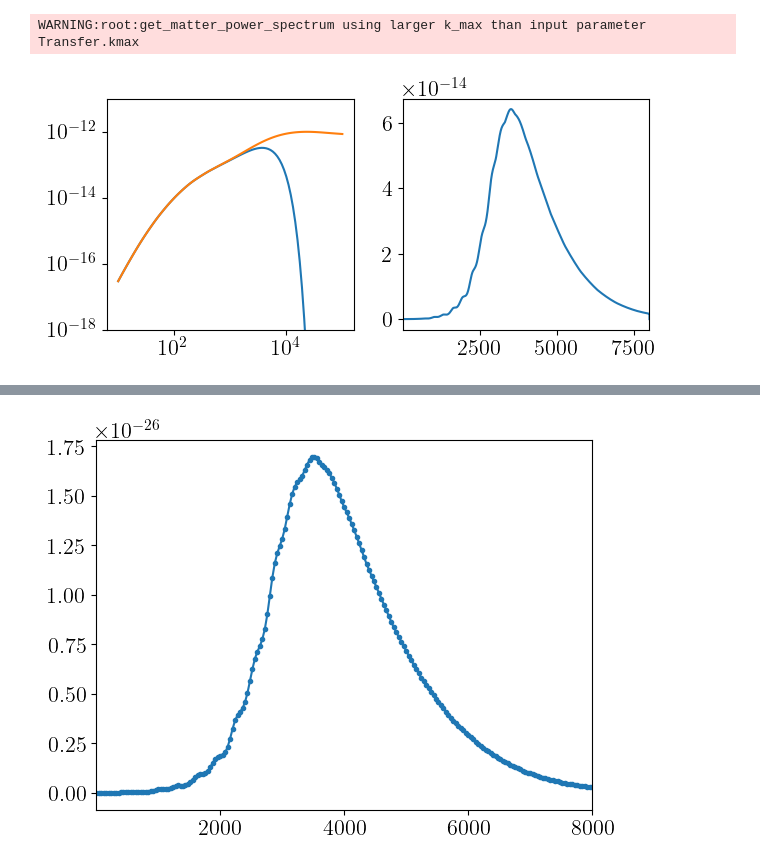
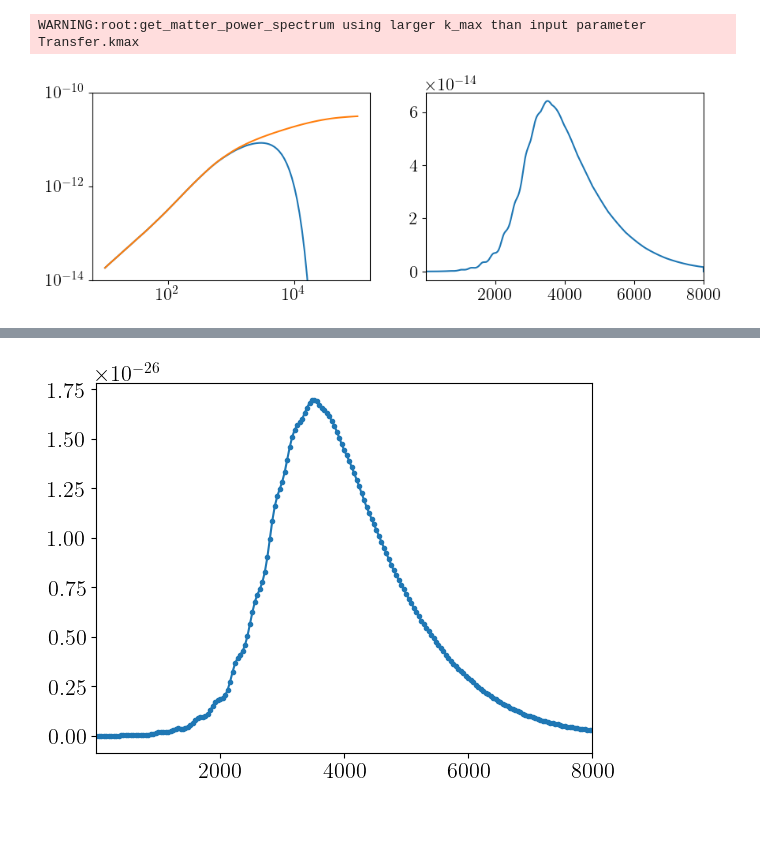
Before and after one commit to Einste11N/SquareField_CrossCorrelation, a Jupyter notebook: Evaluation.ipynb, the cells around one changed output, grey strips where cells are left out. Drawn from its saved outputs; the diff is of its cells as text; code cells hidden in the pictures; blank space fills up the shorter version.

```diff
--- a/Evaluation.ipynb
+++ b/Evaluation.ipynb
@@ -186,32 +190,32 @@ np.save('Data/Cl_kSZ_nobeam.npy', Cl_kSZ_nobeam)
 # %%
+#############################################
+# Run the filter generation in next section before the code below
+
+Cl_kSZ = tc.tensor(np.load('Data/kSZ_effect/Cl_kSZ.npy'))
+Cl_kSZ_nobeam = Cl_kSZ / kSZ_obj.Beam_kSZ(l_list)**2
+
 l_list = tc.tensor(np.geomspace(10, 1e5, 101))
-
 ls_and_Fl = np.load('Data/Fl_and_l_kSZ.npy')
 ls = ls_and_Fl[0]
 Fl = ls_and_Fl[1]
-
 def get_filter(l):
     return np.interp(l, ls, Fl)
+
+Cl_kSZ_filtered = np.hstack([[0., 0.], np.load('Data/kSZ_effect/Cl_kSZ_filtered.npy'), [0., 0.]])
-# %%
-Cl_kSZ = tc.tensor(np.load('testdata/Cl_kSZ_0.3-1.0.npy'))
-Cl_kSZ_nobeam = Cl_kSZ / kSZ_obj.Beam_kSZ(l_list)**2
-
-Cl_kSZ_filtered = np.hstack([[0., 0.], np.load('Data/Cl_kSZ_filtered.npy'), [0., 0.]])
 # %%
-fig = plt.figure(figsize=(7,3))
+fig = plt.figure(figsize=(10,3.09))
 
 plt.subplot(1,2,1)
-plt.plot(l_list, l_list * (l_list + 1) * Cl_kSZ)
-plt.plot(l_list, l_list * (l_list + 1) * Cl_kSZ_nobeam)
-# plt.xlim([10,1e4])
-plt.ylim([1e-18,1e-11])
+plt.plot(l_list, l_list * (l_list + 1) * Cl_kSZ * (2.7)**2)
+plt.plot(l_list, l_list * (l_list + 1) * Cl_kSZ_nobeam * (2.7)**2)
 plt.xscale('log')
 plt.yscale('log')
+plt.ylim([1e-14, 1e-10])
 
 plt.subplot(1,2,2)
 plt.plot(ls, ls * (ls + 1) * Cl_kSZ_filtered)
 plt.xlim([1,8000])
 
 plt.show()
 # %% [output]
-[figure, old version]
+[figure, new version]
```
Also changed, not shown: parts of 62 cells of this notebook, 49 other files.
